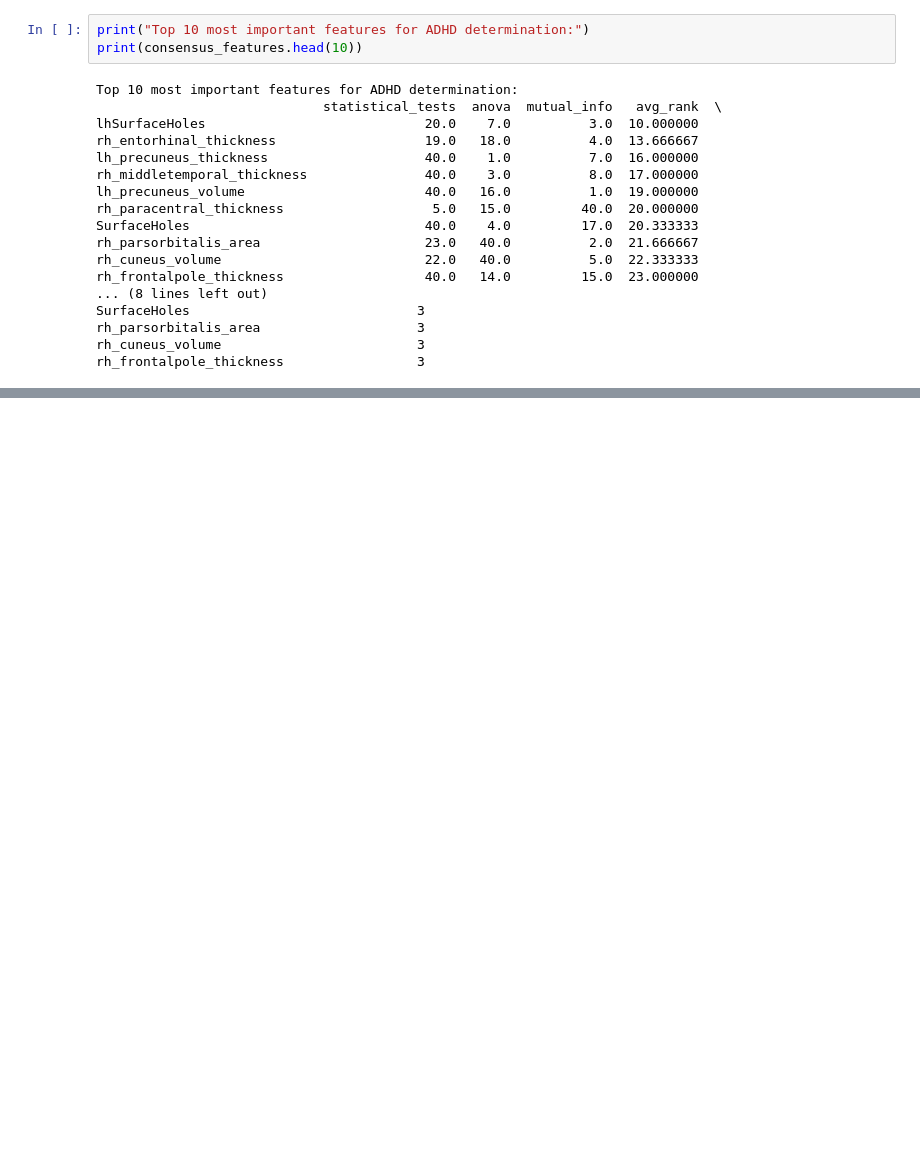
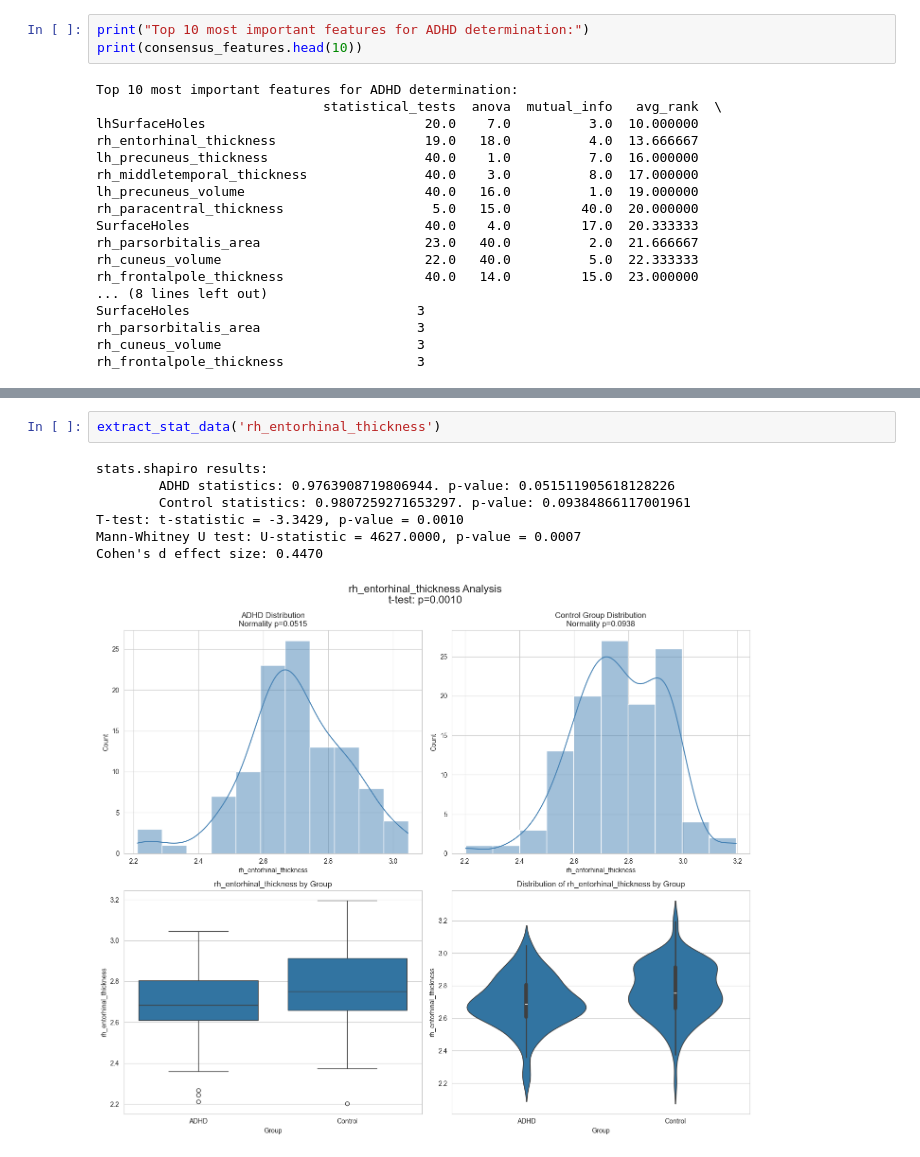
Before and after one commit to stevenang/data_processing, a Jupyter notebook: data_processing.ipynb, the cells around one changed output, grey strips where cells are left out. Cells and saved outputs as stored; diff of their text form; blank space fills up the shorter version.

```diff
--- a/data_processing.ipynb
+++ b/data_processing.ipynb
@@ -1334,0 +1345,10 @@ rh_frontalpole_thickness                 3
+# %%
+extract_stat_data('rh_entorhinal_thickness')
+# %% [output]
+stats.shapiro results:
+        ADHD statistics: 0.9763908719806944. p-value: 0.051511905618128226
+        Control statistics: 0.9807259271653297. p-value: 0.09384866117001961
+T-test: t-statistic = -3.3429, p-value = 0.0010
+Mann-Whitney U test: U-statistic = 4627.0000, p-value = 0.0007
+Cohen's d effect size: 0.4470
+[figure, added]
```
Also changed, not shown: parts of 1 cell of this notebook.
